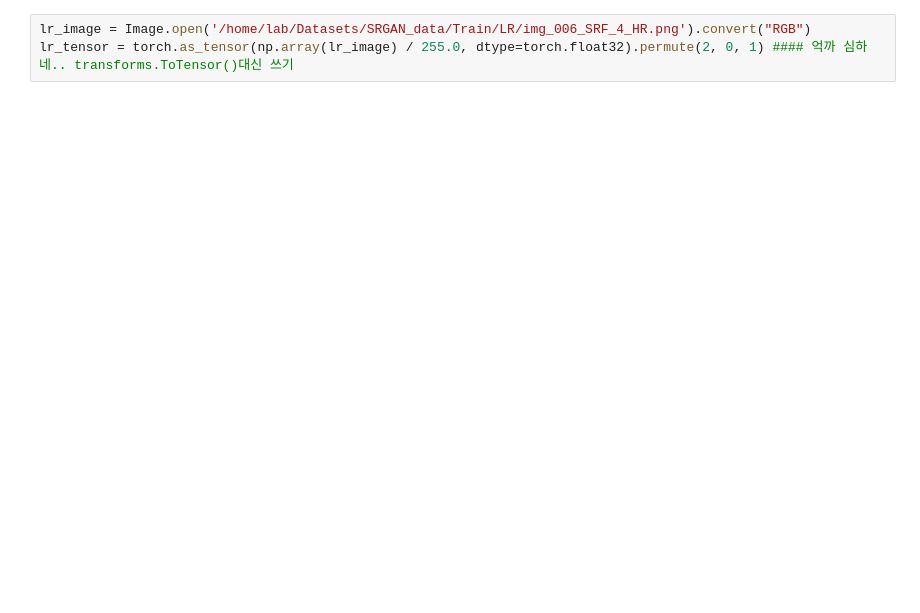
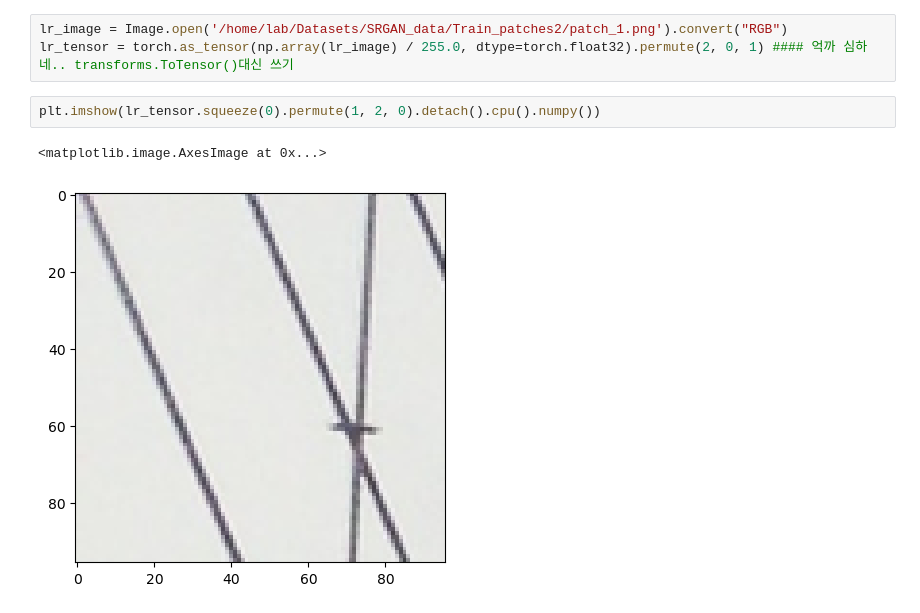
Before and after one commit to mondayinred/SRGAN, a Jupyter notebook: test_srresnet.ipynb, the cells around one changed output. Cells and saved outputs as stored; diff of their text form; blank space fills up the shorter version.

```diff
--- a/test_srresnet.ipynb
+++ b/test_srresnet.ipynb
@@ -23,8 +24,13 @@ model.load_state_dict(torch.load("/home/lab/work/SRGAN/SRResnet_parameters/srres
 # %% [output]
 <All keys matched successfully>
 # %%
-lr_image = Image.open('/home/lab/Datasets/SRGAN_data/Train/LR/img_006_SRF_4_HR.png').convert("RGB")
+lr_image = Image.open('/home/lab/Datasets/SRGAN_data/Train_patches2/patch_1.png').convert("RGB")
 lr_tensor = torch.as_tensor(np.array(lr_image) / 255.0, dtype=torch.float32).permute(2, 0, 1) #### 억까 심하네.. transforms.ToTensor()대신 쓰기
+# %%
+plt.imshow(lr_tensor.squeeze(0).permute(1, 2, 0).detach().cpu().numpy())
+# %% [output]
+<matplotlib.image.AxesImage at 0x...>
+[figure, added]
 # %%
 sr = model(lr_tensor.unsqueeze(0))
 plt.imshow(sr.squeeze(0).permute(1, 2, 0).detach().cpu().numpy())
```
Also changed, not shown: parts of 10 cells of this notebook, 5 other files.
